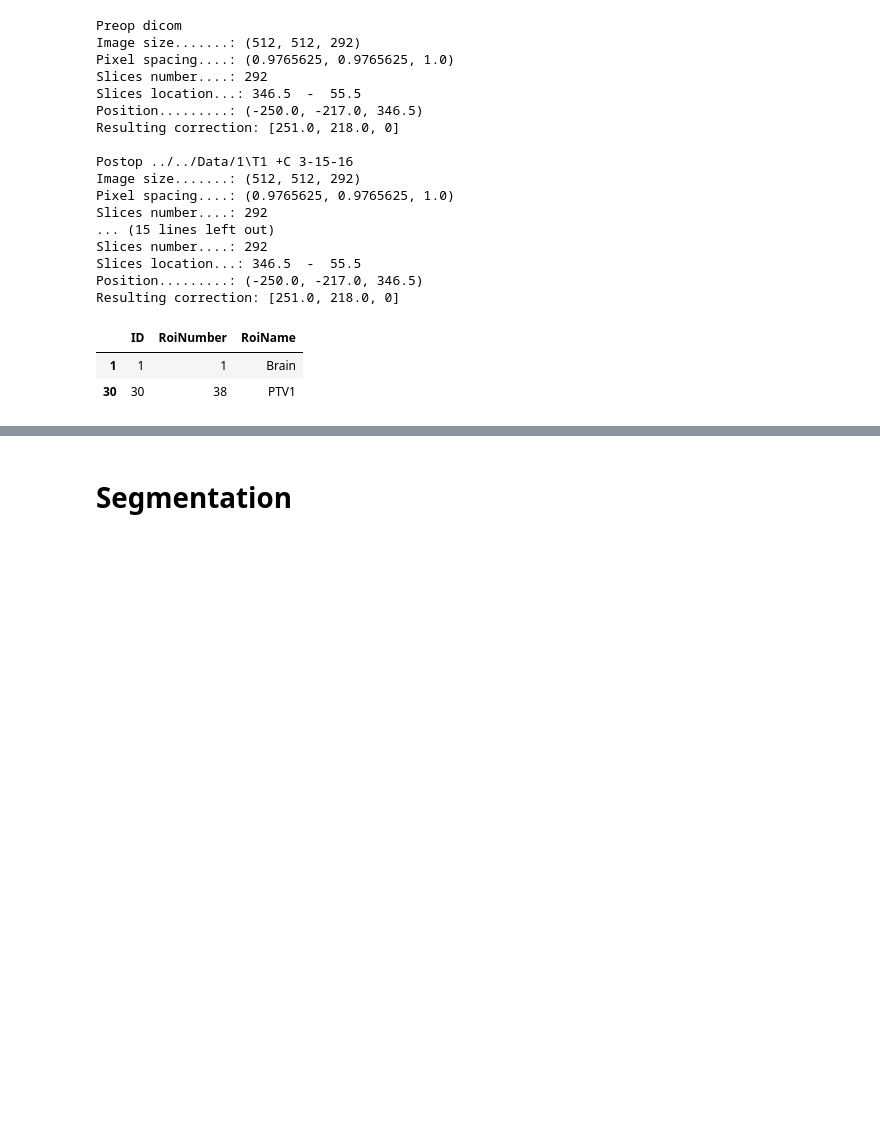
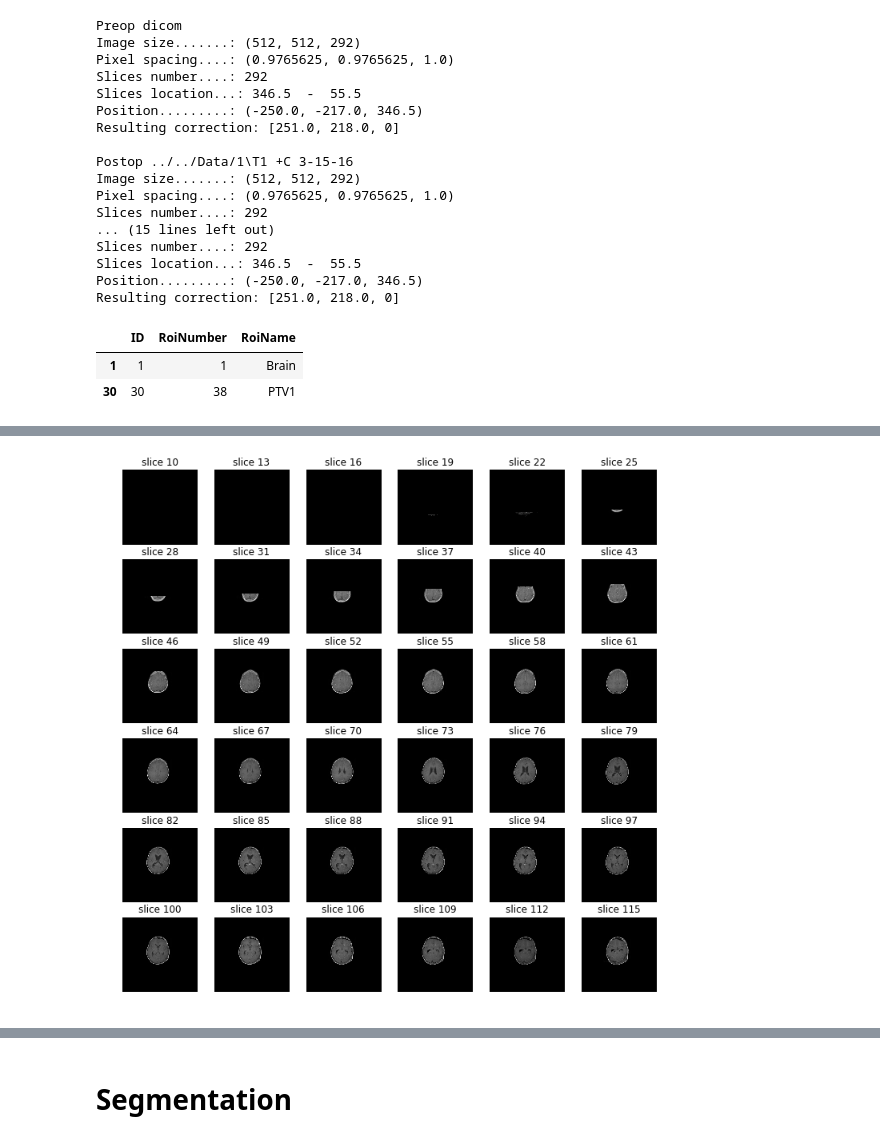
Before and after one commit to CarolineMagg/KidsBrainProject, a Jupyter notebook: data_preprocessing/active_contour_draft.ipynb, the cells around one changed output, grey strips where cells are left out. Saved outputs shown, nothing was run; the diff lists cells and outputs as text; code cells hidden in the pictures; blank space fills up the shorter version.

```diff
--- a/data_preprocessing/active_contour_draft.ipynb
+++ b/data_preprocessing/active_contour_draft.ipynb
@@ -129,0 +131,5 @@ data.show_overlays(ind,struct)
+# %%
+#visualize slices of post op
+data.show_slices2D(data.get_post_images()[1])
+# %% [output]
+[figure, added]
```
Also changed, not shown: parts of 14 cells of this notebook, 2 other files.
